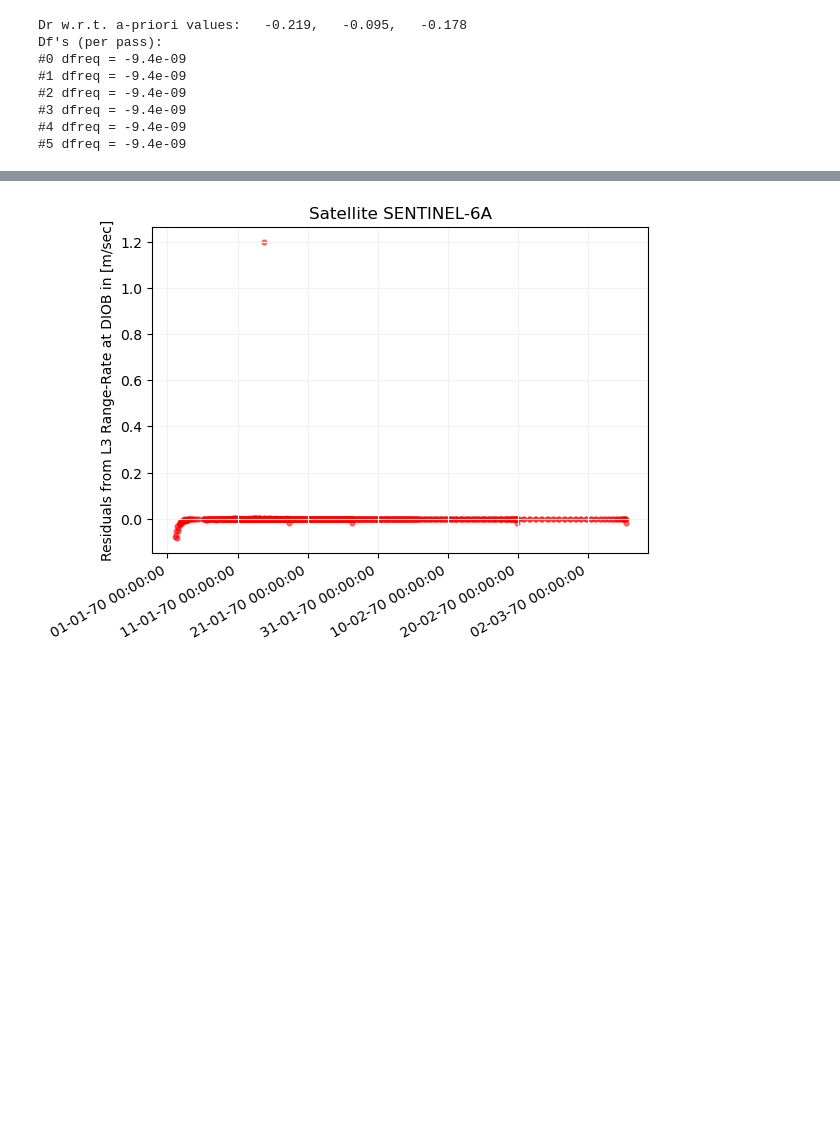
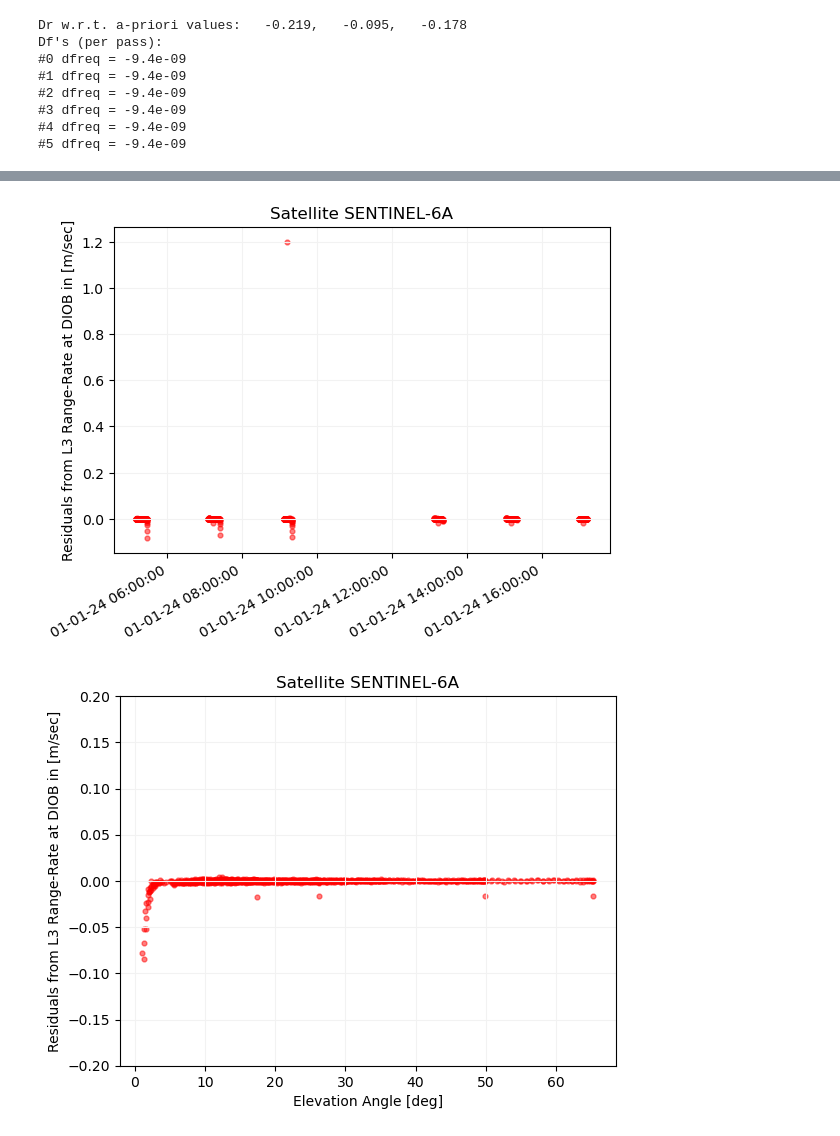
Before and after one commit to DSOlab/AcademicSoftware, a Jupyter notebook: JupiterLab/doris_days/positioning/doppler_positioning.ipynb, the cells around one changed output, grey strips where cells are left out. Saved outputs shown, nothing was run; the diff lists cells and outputs as text; code cells hidden in the pictures; blank space fills up the shorter version.

```diff
--- a/JupiterLab/doris_days/positioning/doppler_positioning.ipynb
+++ b/JupiterLab/doris_days/positioning/doppler_positioning.ipynb
@@ -383,5 +453,5 @@ plt.show()
 # %%
-plt.scatter([np.degrees(d['el']) for d in raw_doppler], dl, alpha=0.5, s=12, c='red')
+plt.scatter([at2pt(d['epoch']) for d in raw_doppler], dl, alpha=0.5, s=12, c='red')
 plt.grid(color='0.95')
 plt.ylabel(f"Residuals from L3 Range-Rate at {site_name} in [m/sec]")
 plt.title(f"Satellite {rnx.sat_name}")
@@ -390,4 +460,14 @@ ax.xaxis.set_major_formatter(mdates.DateFormatter("%d-%m-%y %H:%M:%S"))
 plt.gcf().autofmt_xdate()
 plt.show()
 # %% [output]
-[figure, old version]
+[figure, new version]
+# %%
+plt.scatter([np.degrees(d['el']) for d in raw_doppler], dl, alpha=0.5, s=12, c='red')
+plt.grid(color='0.95')
+plt.ylabel(f"Residuals from L3 Range-Rate at {site_name} in [m/sec]")
+plt.xlabel(f"Elevation Angle [deg]")
+plt.title(f"Satellite {rnx.sat_name}")
+plt.ylim(-.2, .2)
+plt.show()
+# %% [output]
+[figure, added]
```
Also changed, not shown: parts of 9 cells of this notebook, 2 other files.
